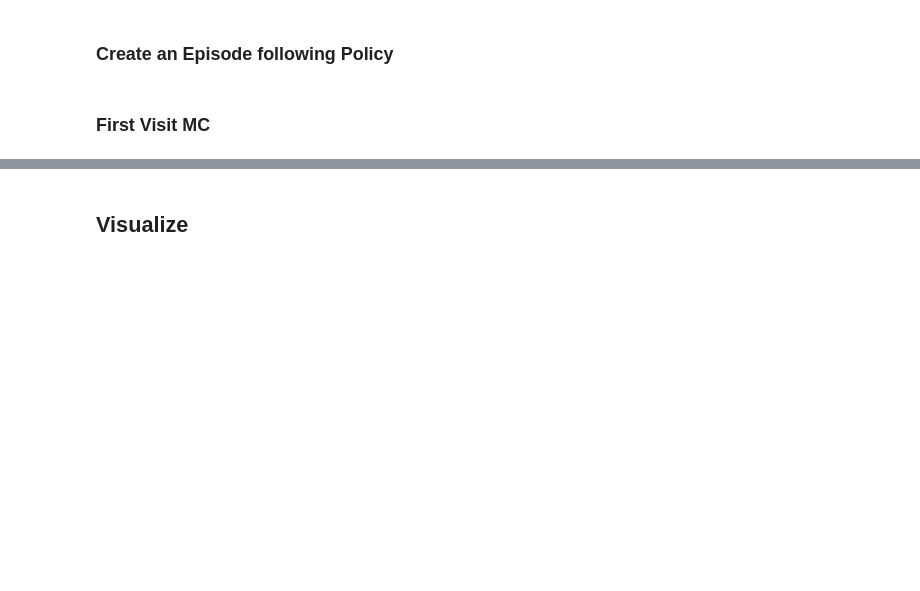
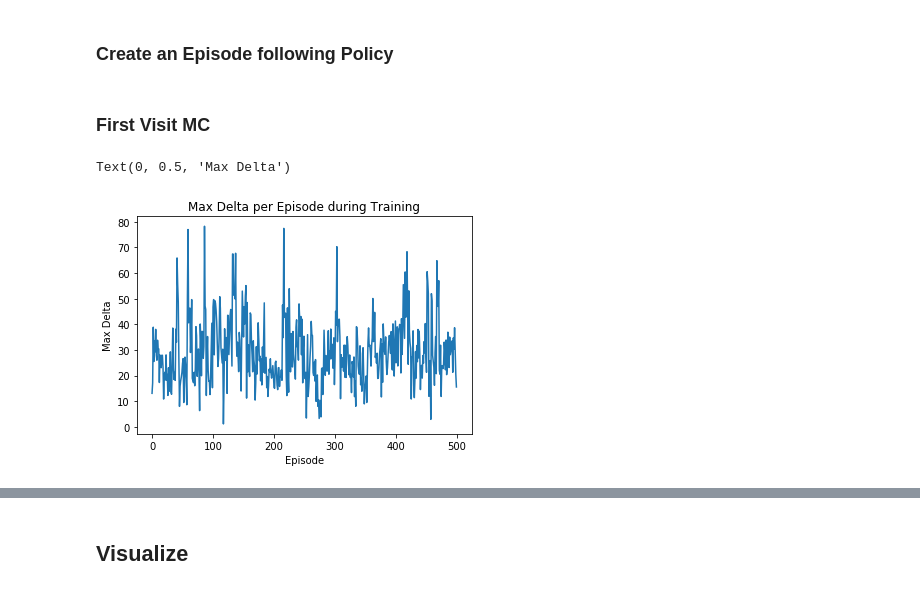
Before and after one commit to aarontan-git/RL_algorithms, a Jupyter notebook: Notebooks/First_visit.ipynb, the cells around one changed output, grey strips where cells are left out. Drawn from its saved outputs; the diff is of its cells as text; code cells hidden in the pictures; blank space fills up the shorter version.

Commit message:
added cumulative reward, average reward and max delta graphs

```diff
--- a/Notebooks/First_visit.ipynb
+++ b/Notebooks/First_visit.ipynb
@@ -125,7 +126,7 @@ Q_values = np.zeros((state_count, action_count))
 # %%
 # intialize parameters
 gamma = 0.99
-epsilon = 0.2
+epsilon = 0.1
 # %%
 # define average function
 def Average(lst):
@@ -141,18 +142,27 @@ for i in range(1,max_steps+1):
     t = Terminal - i
     t_list.append(t)
 # %%
+average_reward_list = []
+cumulative_reward_list = []
+cumulative_reward = 0
+delta_list = []
+
 # iteration 500 times
 for iteration in range(500):
 
     # generate an episode of specified step count
     state_list, action_list, reward_list = generate_episode(max_steps)
 
-#     print("state_list: ", state_list)
-#     print("action_list: ", action_list)
-#     print("reward_list: ", reward_list)
+    # calculate average reward of each episode
+    average_reward_list.append(Average(reward_list))
 
-    # intialize G
+    # obtain cumulative reward for plotting
+    cumulative_reward = cumulative_reward + sum(reward_list)
+    cumulative_reward_list.append(cumulative_reward)
+
+    # intialize variables
     G = 0
+    delta = 0
 
     # initiate returns and visited list to none
     returns_list = []
@@ -163,13 +173,11 @@ for iteration in range(500):
 
         # calculate G: starting with the last reward at index t (naturally accounts for pseudocode's "t-1")
         G = gamma*G + reward_list[t]
-        # print(G)
 
         # combine state action pair, for example, state = [0,0], action = [0,1], state_action_pair = [0,0,0,1]
         state_action_pair = []
         state_action_pair.extend(state_list[t])
         state_action_pair.extend(action_list[t])
-        # print(state_action_pair)
 
         # check if state action pair have been visited before (if not: continue, else: move to the next time step)
         if state_action_pair not in visited_list:
@@ -183,11 +191,12 @@ for iteration in range(500):
             # find state and action index, for example, converting action [-1, 0] to 0, and same for state #
             state_index = grid.states.index(state_list[t])
             action_index = actions.index(action_list[t])
-    #         print("state_index: ", state_index)
+
+            # calculate max delta change for plotting max q value change
+            delta = max(delta, np.abs(Average(returns_list) - Q_values[state_index][action_index]))
 
             # write Q_values to the state-action pair
             Q_values[state_index][action_index] = Average(returns_list)
-    #         print("average return: ", Average(returns_list))
 
             # choose best action at given state
             choose_action = np.argmax(Q_values[state_index])
@@ -198,3 +207,15 @@ for iteration in range(500):
                     policy[state_index][a] = 1 - epsilon + epsilon/action_count
                 else: # if choose_action is not the same as the current action
                     policy[state_index][a] = epsilon/action_count
+
+    # append delta to list
+    delta_list.append(delta)
+# %%
+# max delta of each episode, where delta is the change in Q values
+plt.plot(delta_list)
+plt.title('Max Delta per Episode during Training')
+plt.xlabel('Episode')
+plt.ylabel('Max Delta')
+# %% [output]
+Text(0, 0.5, 'Max Delta')
+[figure, added]
```
Also changed, not shown: parts of 8 cells of this notebook, 1 other file.
